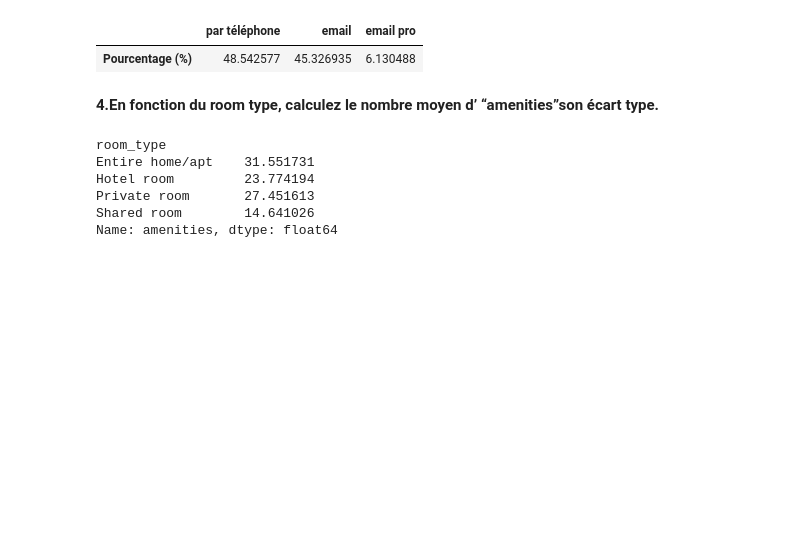
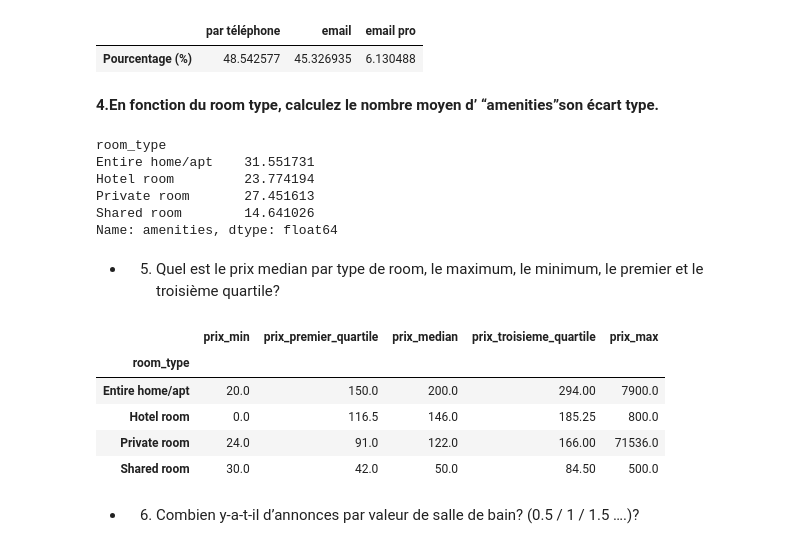
Before and after one commit to DonzerHD/Pandas-Env-Visuel, a Jupyter notebook: Pandas/TD_Pandas.ipynb, the cells around one changed output. Saved outputs shown, nothing was run; the diff lists cells and outputs as text; code cells hidden in the pictures; blank space fills up the shorter version.

```diff
--- a/Pandas/TD_Pandas.ipynb
+++ b/Pandas/TD_Pandas.ipynb
@@ -118,3 +106,33 @@ Hotel room         23.774194
 Private room       27.451613
 Shared room        14.641026
 Name: amenities, dtype: float64
+# %% [markdown]
+- 5. Quel est le prix median par type de room, le maximum, le minimum, le premier et le troisième quartile?
+# %%
+df = pd.read_csv('listings.csv')
+groupe = df.groupby('room_type')
+df['price'] = df['price'].apply(lambda x: x.replace('$', '').replace(',', ''))
+df['price'] = df['price'].astype(float)
+prix_median = groupe['price'].median()
+prix_max = groupe['price'].max()
+prix_min = groupe['price'].min()
+prix_premier_quartile = groupe['price'].quantile(0.25)
+prix_troisieme_quartile = groupe['price'].quantile(0.75)
+#met tous dans un tableau pandas
+prix = pd.DataFrame({
+    'prix_min': prix_min,
+    'prix_premier_quartile': prix_premier_quartile,
+    'prix_median': prix_median,
+    'prix_troisieme_quartile': prix_troisieme_quartile,
+    'prix_max': prix_max,
+})
+prix
+# %% [output]
+|  | prix_min | prix_premier_quartile | prix_median | prix_troisieme_quartile | prix_max |
+| room_type |  |  |  |  |  |
+| Entire home/apt | 20.0 | 150.0 | 200.0 | 294.00 | 7900.0 |
+| Hotel room | 0.0 | 116.5 | 146.0 | 185.25 | 800.0 |
+| Private room | 24.0 | 91.0 | 122.0 | 166.00 | 71536.0 |
+| Shared room | 30.0 | 42.0 | 50.0 | 84.50 | 500.0 |
+# %% [markdown]
+- 6. Combien y-a-t-il d’annonces par valeur de salle de bain? (0.5 / 1 / 1.5 ….)?
```
Also changed, not shown: parts of 6 cells of this notebook.
